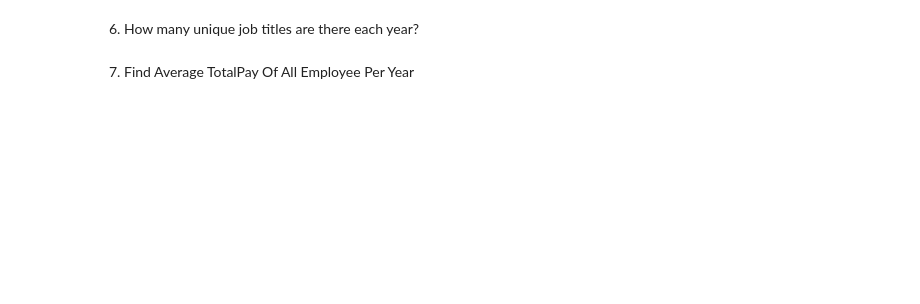
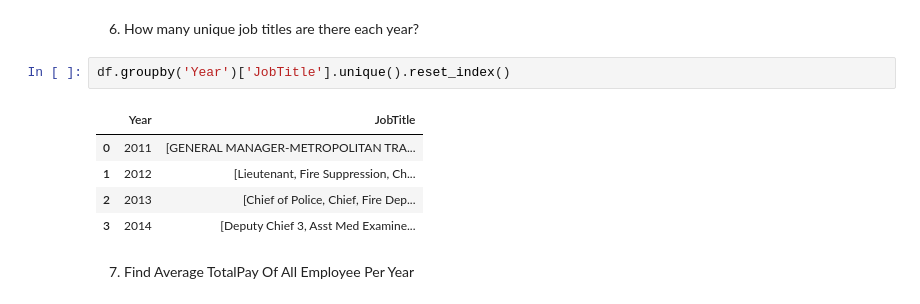
Before and after one commit to fasihUddin-code/Data_Analytics, a Jupyter notebook: Python/Assignment_7.ipynb, the cells around one changed output. Drawn from its saved outputs; the diff is of its cells as text; blank space fills up the shorter version.

```diff
--- a/Python/Assignment_7.ipynb
+++ b/Python/Assignment_7.ipynb
@@ -226,4 +241,12 @@ Name: count, dtype: int64
 # %% [markdown]
 6. How many unique job titles are there each year?
+# %%
+df.groupby('Year')['JobTitle'].unique().reset_index()
+# %% [output]
+|  | Year | JobTitle |
+| 0 | 2011 | [GENERAL MANAGER-METROPOLITAN TRA... |
+| 1 | 2012 | [Lieutenant, Fire Suppression, Ch... |
+| 2 | 2013 | [Chief of Police, Chief, Fire Dep... |
+| 3 | 2014 | [Deputy Chief 3, Asst Med Examine... |
 # %% [markdown]
 7. Find Average TotalPay Of All Employee Per Year
```
Also changed, not shown: parts of 6 cells of this notebook.
